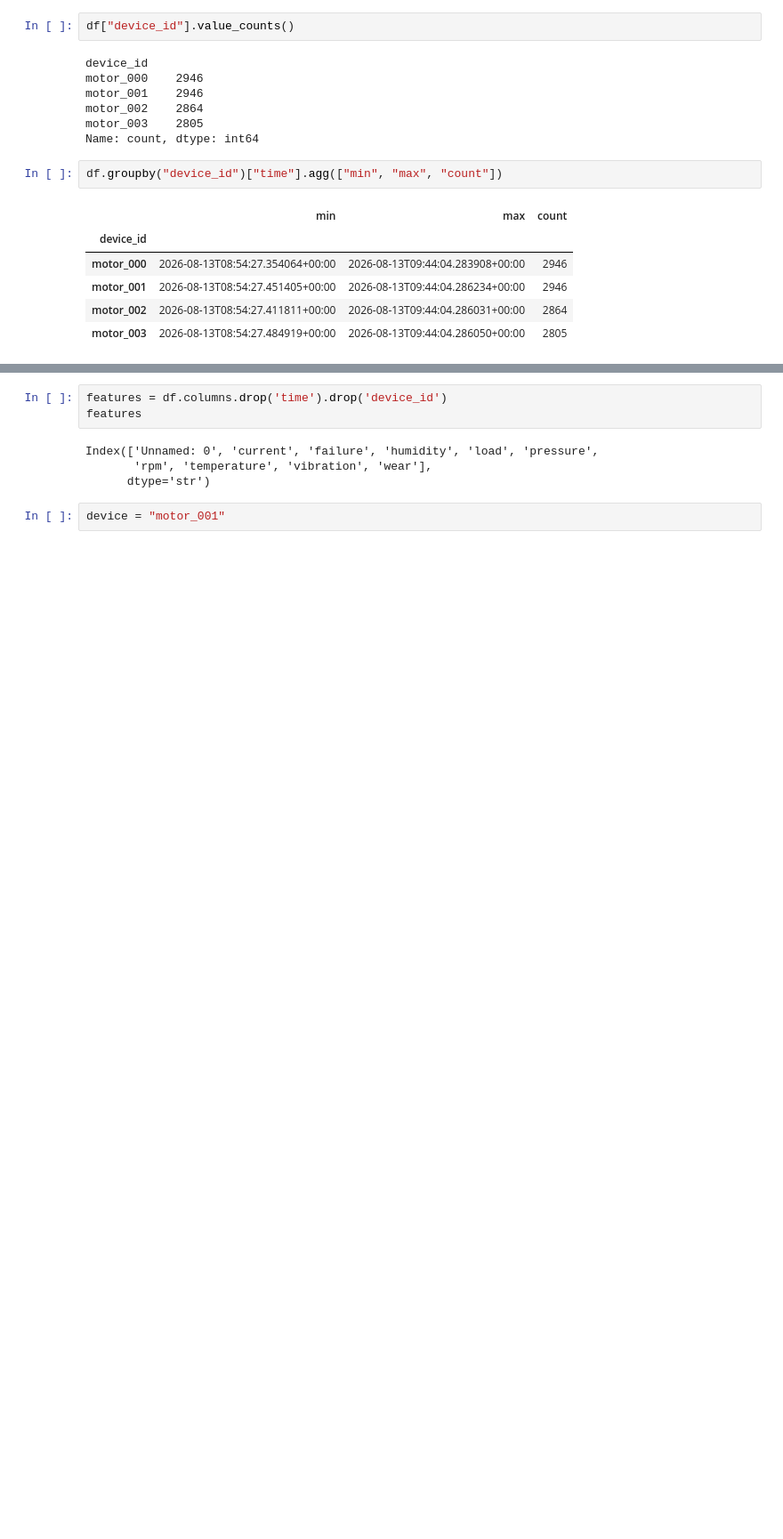
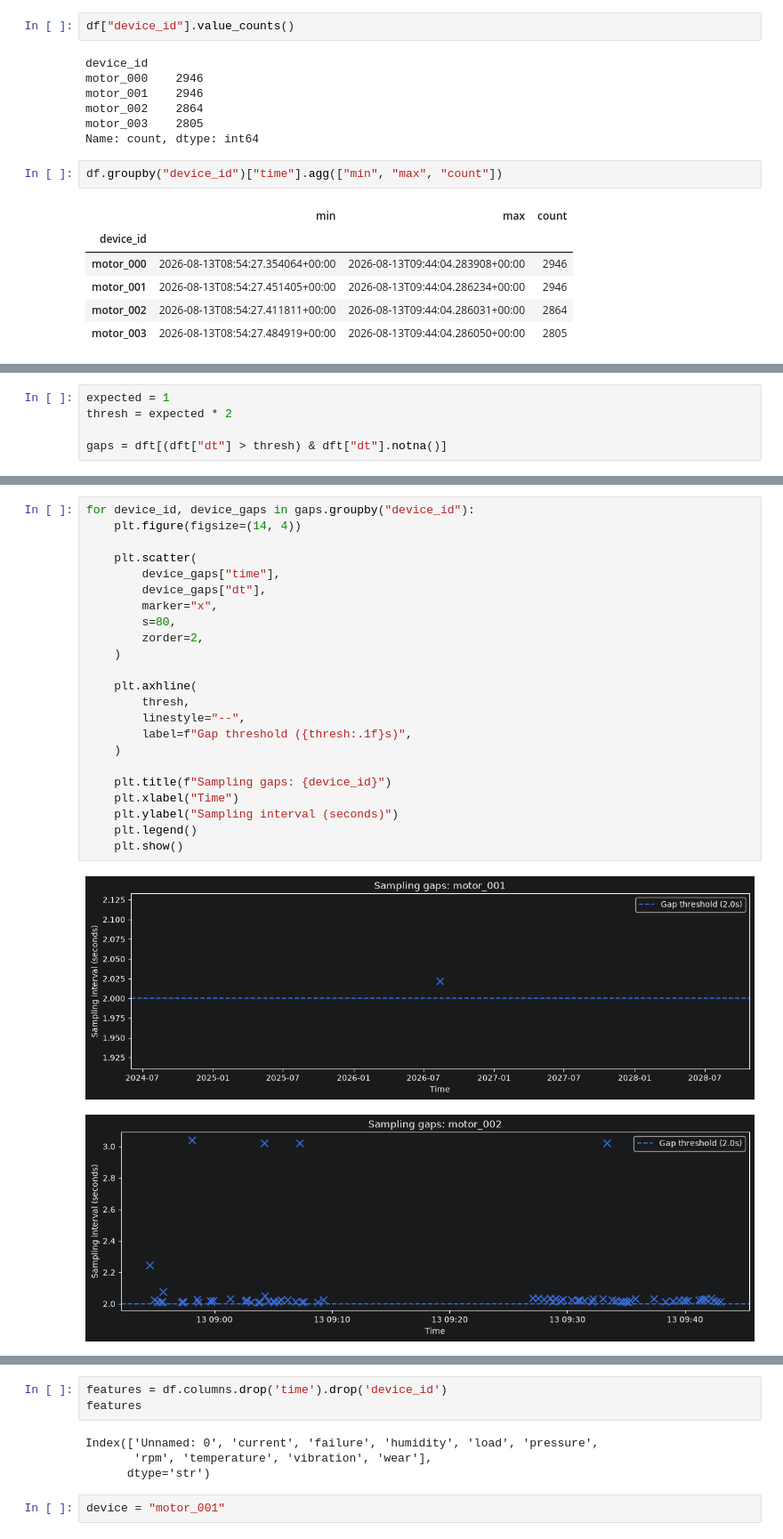
Before and after one commit to yrmint/predictive-maintenance, a Jupyter notebook: notebooks/experiments.ipynb, the cells around one changed output, grey strips where cells are left out. Shown at 89% size. Drawn from its saved outputs; the diff is of its cells as text; blank space fills up the shorter version.

```diff
--- a/notebooks/experiments.ipynb
+++ b/notebooks/experiments.ipynb
@@ -82,0 +143,5 @@ df.groupby("device_id")["time"].agg(["min", "max", "count"])
+# %%
+expected = 1
+thresh = expected * 2
+
+gaps = dft[(dft["dt"] > thresh) & dft["dt"].notna()]
@@ -82,0 +173,26 @@ df.groupby("device_id")["time"].agg(["min", "max", "count"])
+# %%
+for device_id, device_gaps in gaps.groupby("device_id"):
+    plt.figure(figsize=(14, 4))
+
+    plt.scatter(
+        device_gaps["time"],
+        device_gaps["dt"],
+        marker="x",
+        s=80,
+        zorder=2,
+    )
+
+    plt.axhline(
+        thresh,
+        linestyle="--",
+        label=f"Gap threshold ({thresh:.1f}s)",
+    )
+
+    plt.title(f"Sampling gaps: {device_id}")
+    plt.xlabel("Time")
+    plt.ylabel("Sampling interval (seconds)")
+    plt.legend()
+    plt.show()
+# %% [output]
+[figure, added]
+[figure, added]
```
Also changed, not shown: parts of 13 cells of this notebook.
